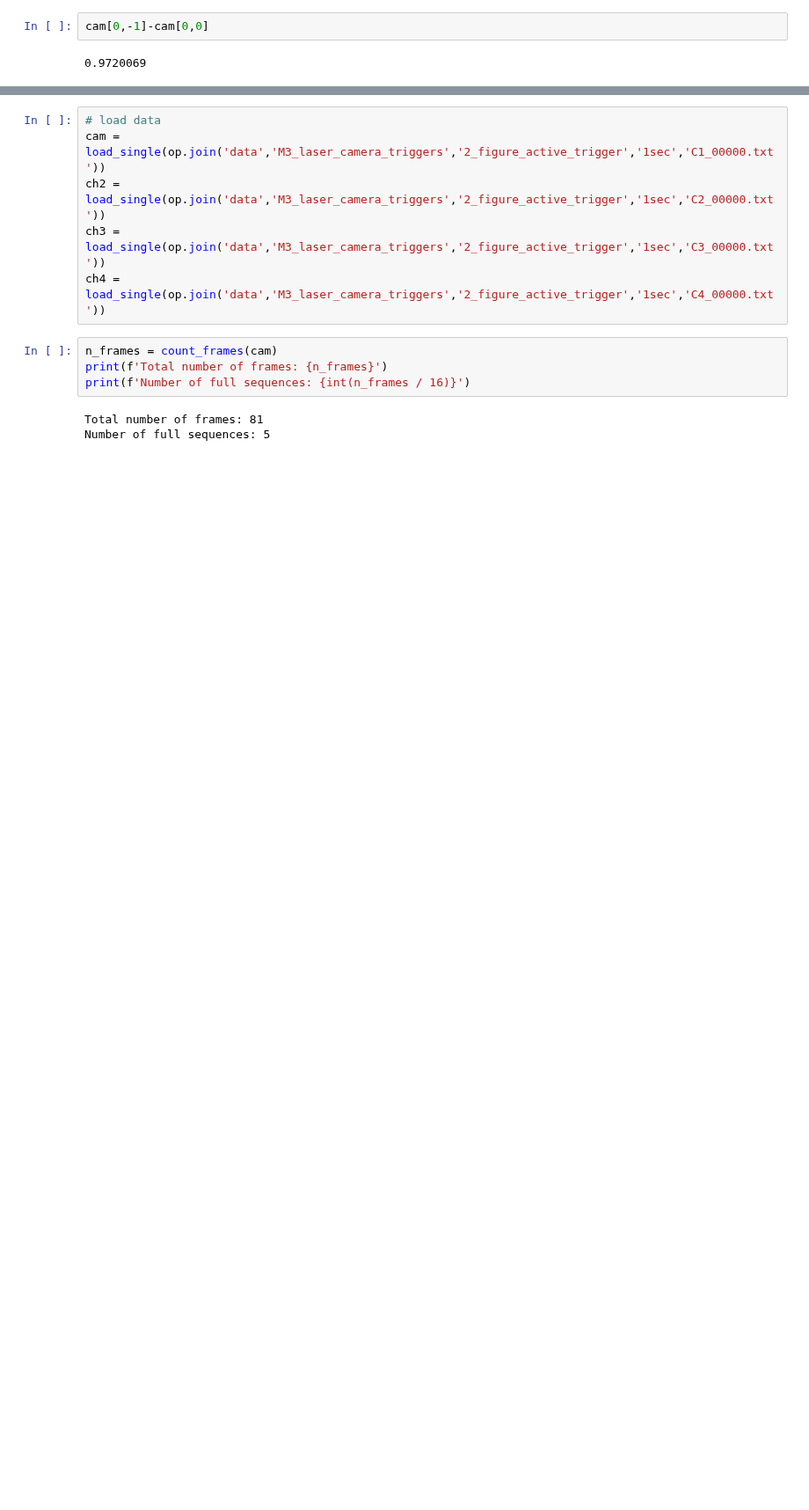
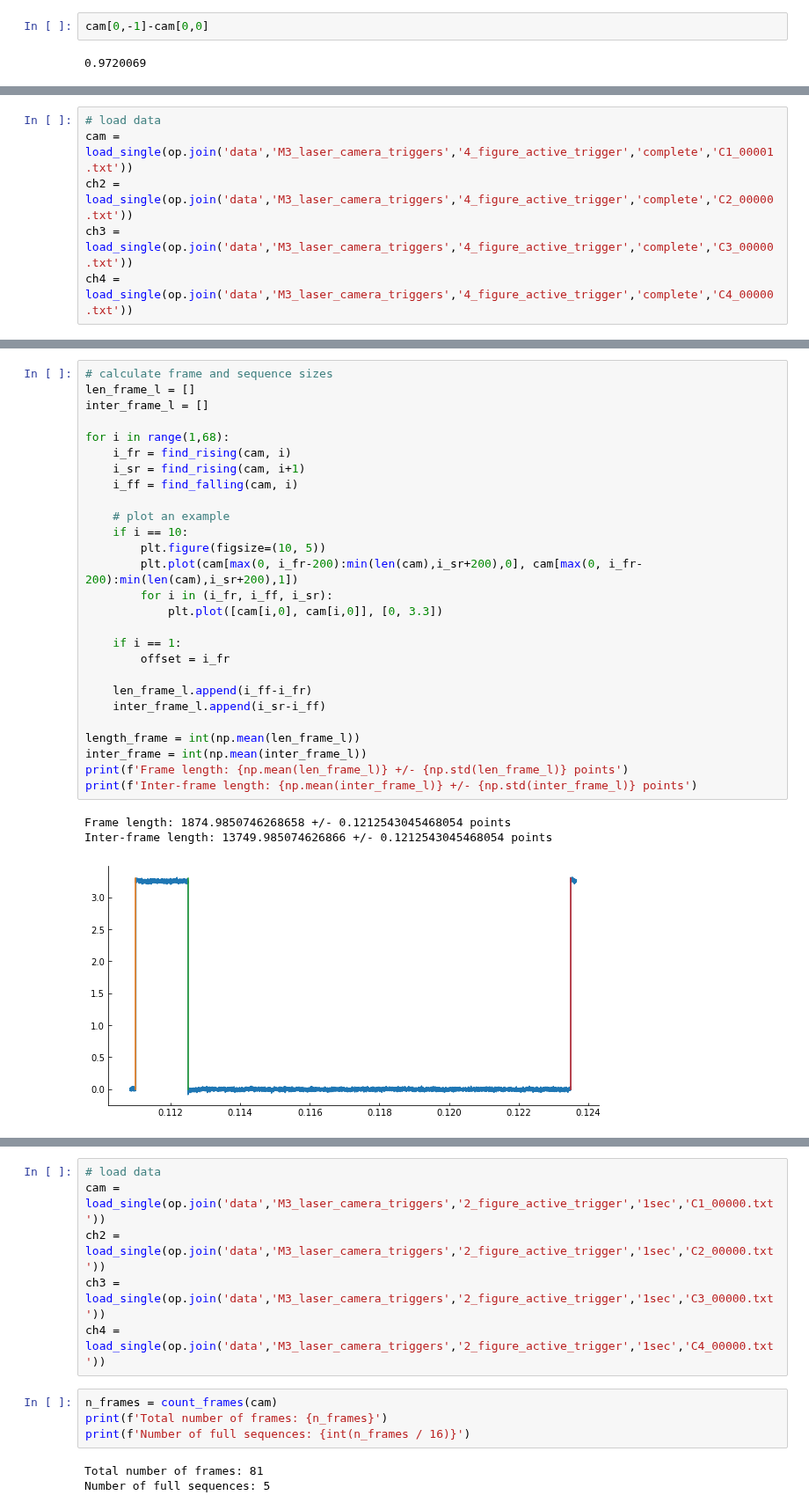
Before and after one commit to mufpga/analysis, a Jupyter notebook: laser_camera_triggering.ipynb, the cells around one changed output, grey strips where cells are left out. Shown at 88% size. Drawn from its saved outputs; the diff is of its cells as text; blank space fills up the shorter version.

```diff
--- a/laser_camera_triggering.ipynb
+++ b/laser_camera_triggering.ipynb
@@ -488,0 +489,6 @@ cam[0,-1]-cam[0,0]
+# %%
+# load data
+cam = load_single(op.join('data','M3_laser_camera_triggers','4_figure_active_trigger','complete','C1_00001.txt'))
+ch2 = load_single(op.join('data','M3_laser_camera_triggers','4_figure_active_trigger','complete','C2_00000.txt'))
+ch3 = load_single(op.join('data','M3_laser_camera_triggers','4_figure_active_trigger','complete','C3_00000.txt'))
+ch4 = load_single(op.join('data','M3_laser_camera_triggers','4_figure_active_trigger','complete','C4_00000.txt'))
@@ -488,0 +502,31 @@ cam[0,-1]-cam[0,0]
+# %%
+# calculate frame and sequence sizes
+len_frame_l = []
+inter_frame_l = []
+
+for i in range(1,68):
+    i_fr = find_rising(cam, i)
+    i_sr = find_rising(cam, i+1)
+    i_ff = find_falling(cam, i)
+
+    # plot an example
+    if i == 10:
+        plt.figure(figsize=(10, 5))
+        plt.plot(cam[max(0, i_fr-200):min(len(cam),i_sr+200),0], cam[max(0, i_fr-200):min(len(cam),i_sr+200),1])
+        for i in (i_fr, i_ff, i_sr):
+            plt.plot([cam[i,0], cam[i,0]], [0, 3.3])
+
+    if i == 1:
+        offset = i_fr
+
+    len_frame_l.append(i_ff-i_fr)
+    inter_frame_l.append(i_sr-i_ff)
+
+length_frame = int(np.mean(len_frame_l))
+inter_frame = int(np.mean(inter_frame_l))
+print(f'Frame length: {np.mean(len_frame_l)} +/- {np.std(len_frame_l)} points')
+print(f'Inter-frame length: {np.mean(inter_frame_l)} +/- {np.std(inter_frame_l)} points')
+# %% [output]
+Frame length: 1874.9850746268658 +/- 0.1212543045468054 points
+Inter-frame length: 13749.985074626866 +/- 0.1212543045468054 points
+[figure, added]
```
Also changed, not shown: parts of 8 cells of this notebook, 1 other file.
